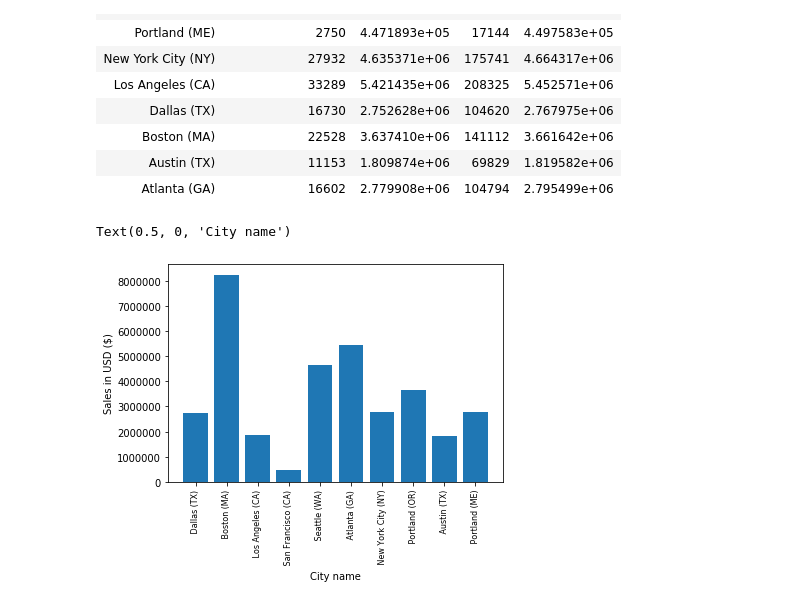
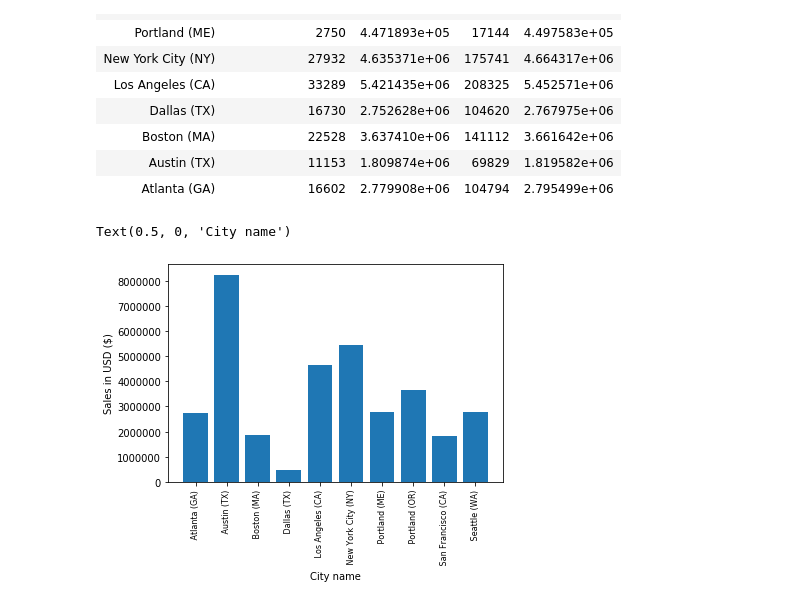
Before and after one commit to SergeyOshemkov/My-data-analysis-in-Python, a Jupyter notebook: Notebooks in English/Sales analysis #1.ipynb, the cells around one changed output. Cells and saved outputs as stored; diff of their text form; code cells hidden in the pictures.

```diff
--- a/Notebooks in English/Sales analysis #1.ipynb
+++ b/Notebooks in English/Sales analysis #1.ipynb
@@ -254,12 +254,12 @@ cities_by_number_sales
 # %%
 # Visualizing sales by city:
 
-cities = all_data.city.unique()
+cities = [city for city, df in all_data.groupby('city')]
 
 plt.bar(cities, cities_by_number_sales.sales)
 plt.xticks(cities, rotation='vertical', size=8)
 plt.ylabel('Sales in USD ($)')
 plt.xlabel("City name")
 # %% [output]
 Text(0.5, 0, 'City name')
-[figure, old version]
+[figure, new version]
```
